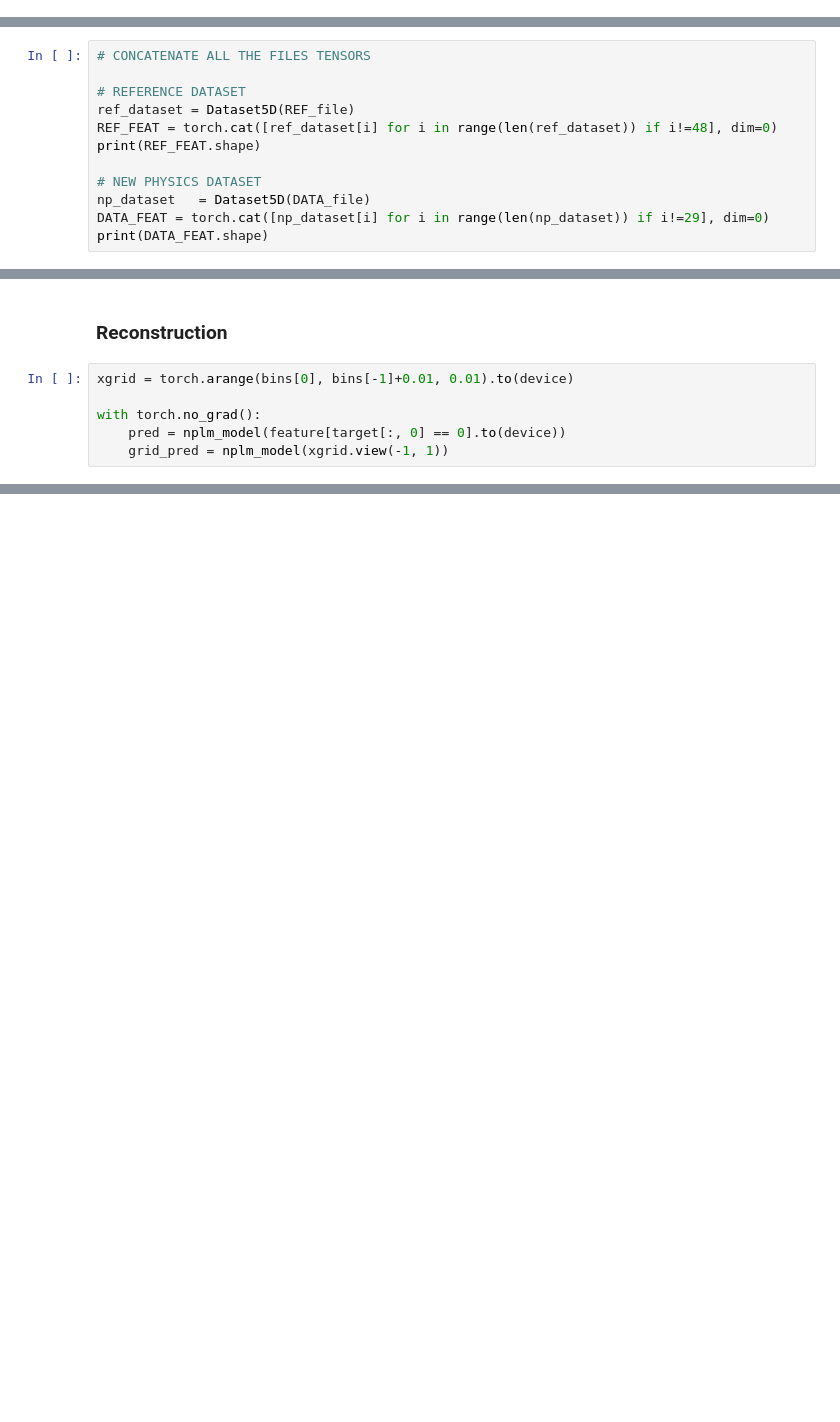
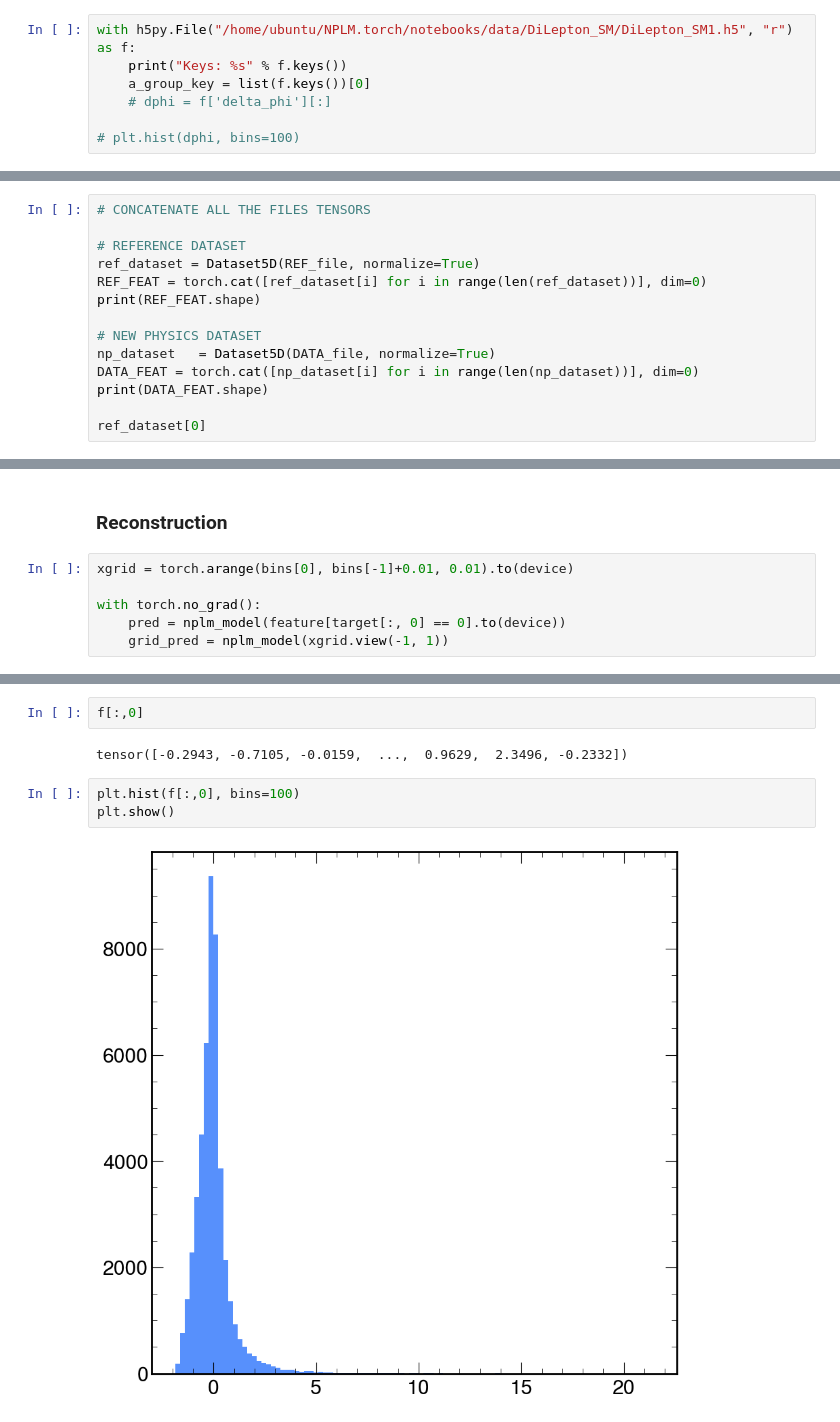
Before and after one commit to PietroCappelli/NPLM.torch, a Jupyter notebook: notebooks/nplm_5D.ipynb, the cells around one changed output, grey strips where cells are left out. Saved outputs shown, nothing was run; the diff lists cells and outputs as text; blank space fills up the shorter version.

```diff
--- a/notebooks/nplm_5D.ipynb
+++ b/notebooks/nplm_5D.ipynb
@@ -82,3 +82,10 @@ if not os.path.exists(DATA_PATH):
 ## NPLM
 # %% [markdown]
 ### Import 5D data
+# %%
+with h5py.File("/home/ubuntu/NPLM.torch/notebooks/data/DiLepton_SM/DiLepton_SM1.h5", "r") as f:
+    print("Keys: %s" % f.keys())
+    a_group_key = list(f.keys())[0]
+    # dphi = f['delta_phi'][:]
+
+# plt.hist(dphi, bins=100)
@@ -161,14 +251,16 @@ NP:
 # CONCATENATE ALL THE FILES TENSORS
 
 # REFERENCE DATASET
-ref_dataset = Dataset5D(REF_file)
-REF_FEAT = torch.cat([ref_dataset[i] for i in range(len(ref_dataset)) if i!=48], dim=0)
+ref_dataset = Dataset5D(REF_file, normalize=True)
+REF_FEAT = torch.cat([ref_dataset[i] for i in range(len(ref_dataset))], dim=0)
 print(REF_FEAT.shape)
 
 # NEW PHYSICS DATASET
-np_dataset   = Dataset5D(DATA_file)
-DATA_FEAT = torch.cat([np_dataset[i] for i in range(len(np_dataset)) if i!=29], dim=0)
+np_dataset   = Dataset5D(DATA_file, normalize=True)
+DATA_FEAT = torch.cat([np_dataset[i] for i in range(len(np_dataset))], dim=0)
 print(DATA_FEAT.shape)
+
+ref_dataset[0]
 # %% [output]
 torch.Size([3735456, 5])
 torch.Size([3861289, 5])
@@ -315,0 +448,9 @@ with torch.no_grad():
+# %%
+f[:,0]
+# %% [output]
+tensor([-0.2943, -0.7105, -0.0159,  ...,  0.9629,  2.3496, -0.2332])
+# %%
+plt.hist(f[:,0], bins=100)
+plt.show()
+# %% [output]
+[figure, added]
```
Also changed, not shown: parts of 26 cells of this notebook, 1 other file.
